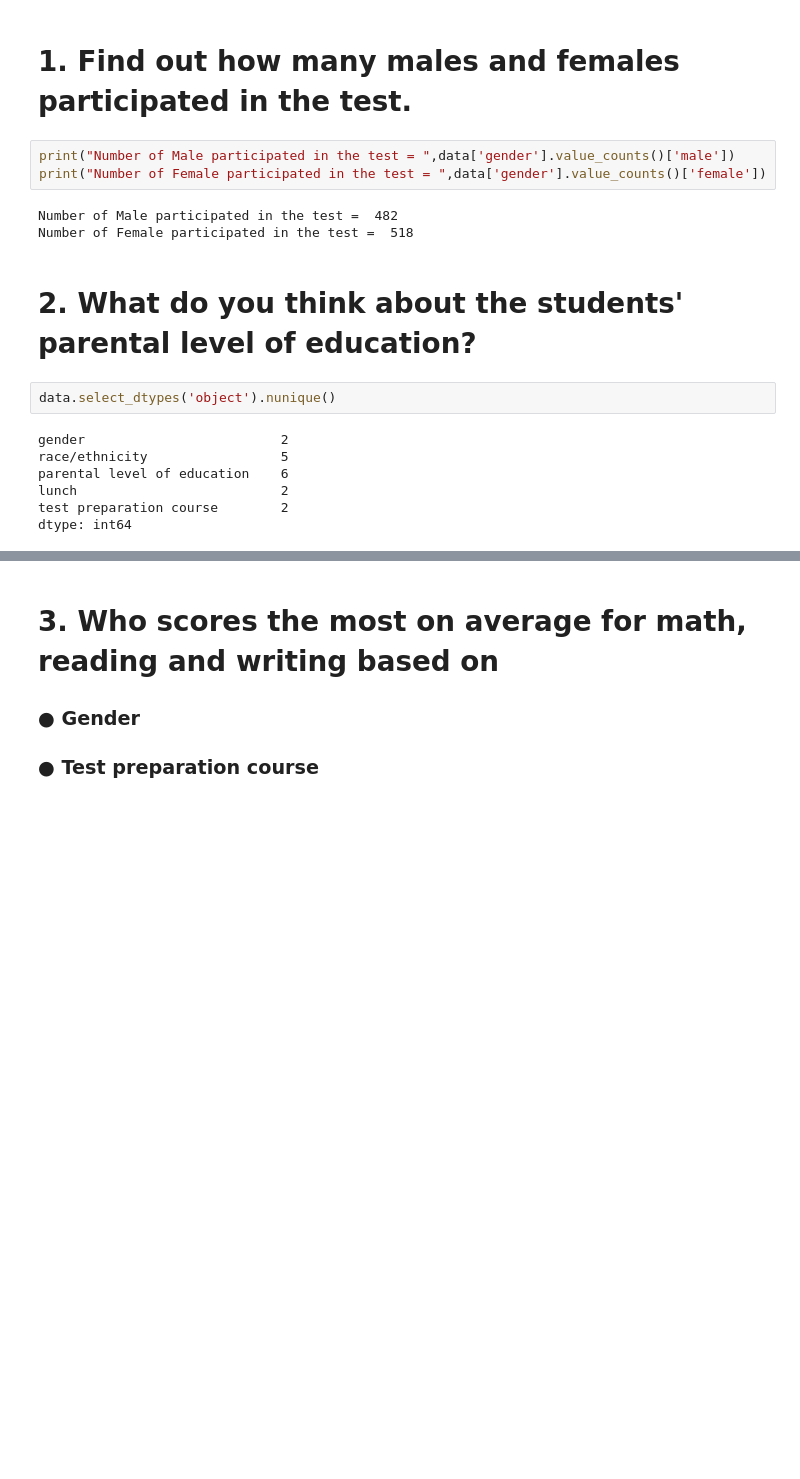
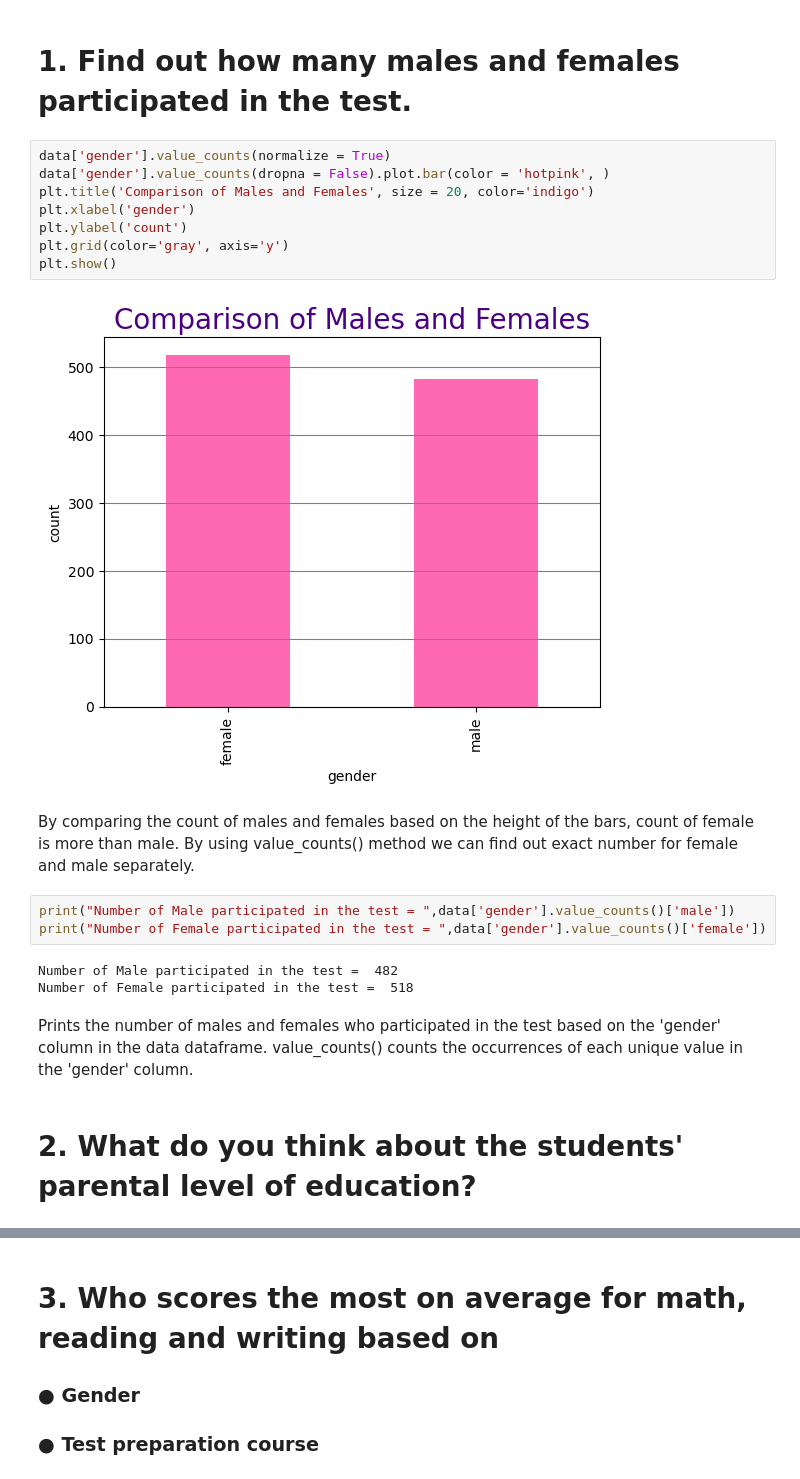
Before and after one commit to rahanaks/ICT_DSA_ASSIGNMENT_3, a Jupyter notebook: ASSIGNMENT 3.ipynb, the cells around one changed output, grey strips where cells are left out. Cells and saved outputs as stored; diff of their text form; blank space fills up the shorter version.

```diff
--- a/ASSIGNMENT 3.ipynb
+++ b/ASSIGNMENT 3.ipynb
@@ -120,20 +138,25 @@ stat.stdev(data['math score'])
 15.569566802272002
 # %% [markdown]
 # 1. Find out how many males and females participated in the test.
+# %%
+data['gender'].value_counts(normalize = True)
+data['gender'].value_counts(dropna = False).plot.bar(color = 'hotpink', )
+plt.title('Comparison of Males and Females', size = 20, color='indigo')
+plt.xlabel('gender')
+plt.ylabel('count')
+plt.grid(color='gray', axis='y')
+plt.show()
+# %% [output]
+[figure, added]
+# %% [markdown]
+By comparing the count of males and females based on the height of the bars, count of female is more than male. By using value_counts() method we can find out exact number for female and male separately.
 # %%
 print("Number of Male participated in the test = ",data['gender'].value_counts()['male'])
 print("Number of Female participated in the test = ",data['gender'].value_counts()['female'])
 # %% [output]
 Number of Male participated in the test =  482
 Number of Female participated in the test =  518
+# %% [markdown]
+Prints the number of males and females who participated in the test based on the 'gender' column in the data dataframe. value_counts() counts the occurrences of each unique value in the 'gender' column.
 # %% [markdown]
 # 2. What do you think about the students' parental level of education?
-# %%
-data.select_dtypes('object').nunique()
-# %% [output]
-gender                         2
-race/ethnicity                 5
-parental level of education    6
-lunch                          2
-test preparation course        2
-dtype: int64
```
Also changed, not shown: parts of 79 cells of this notebook.
